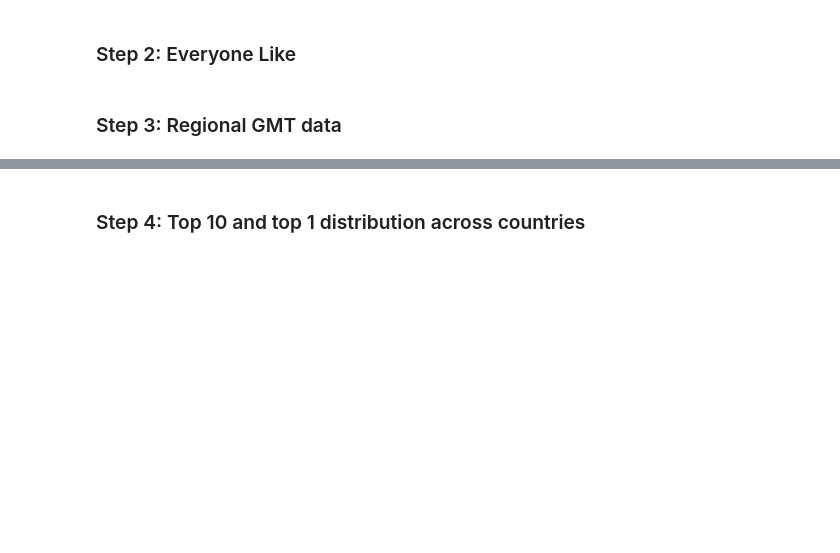
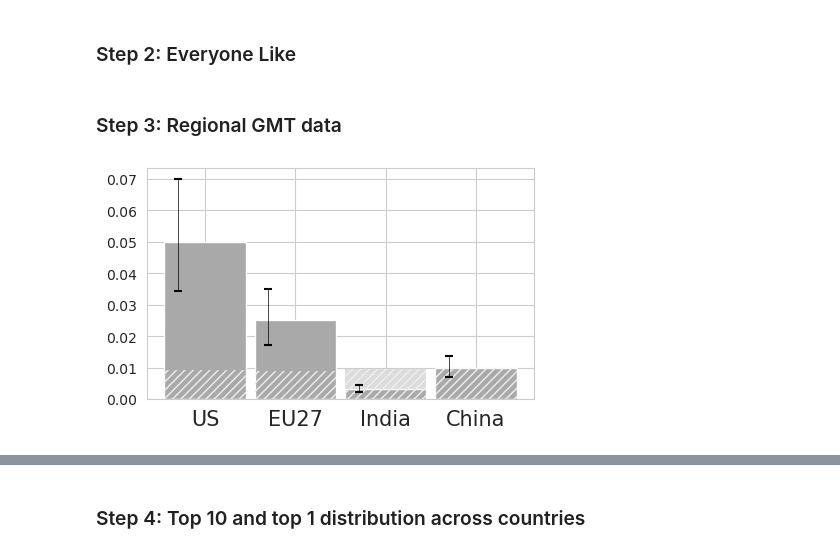
Before and after one commit to sarasita/attribution, a Jupyter notebook: Graphics/011_GMT-WID.ipynb, the cells around one changed output, grey strips where cells are left out. Drawn from its saved outputs; the diff is of its cells as text; code cells hidden in the pictures; blank space fills up the shorter version.

```diff
--- a/Graphics/011_GMT-WID.ipynb
+++ b/Graphics/011_GMT-WID.ipynb
@@ -323,0 +438,12 @@ def regional_gmt_plot(magicc_df, regions, groups, group_sizes, population_shares
+# %%
+with sns.axes_style('whitegrid'):
+    fig, ax = plt.subplots(1,1, figsize = (5,3))
+    rearranged_regional_gmt_plot(magicc_df,
+                                regions,
+                                ['p0p100', 'p90p100', 'p99p100', 'p999p100'],
+                                np.array([1,0.1,0.01,0.001]),
+                                0,
+                                population_shares,
+                                ax)
+# %% [output]
+[figure, added]
```
Also changed, not shown: parts of 14 cells of this notebook, 18 other files.
